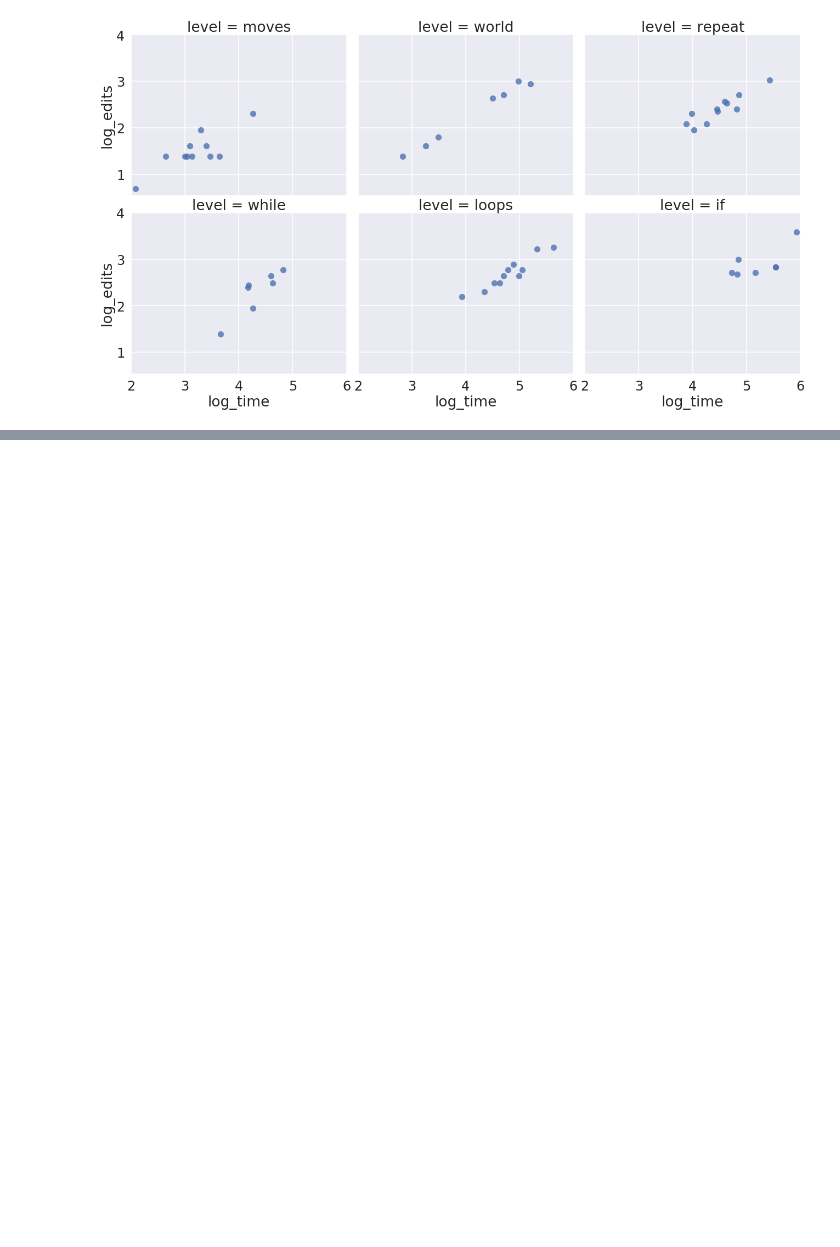
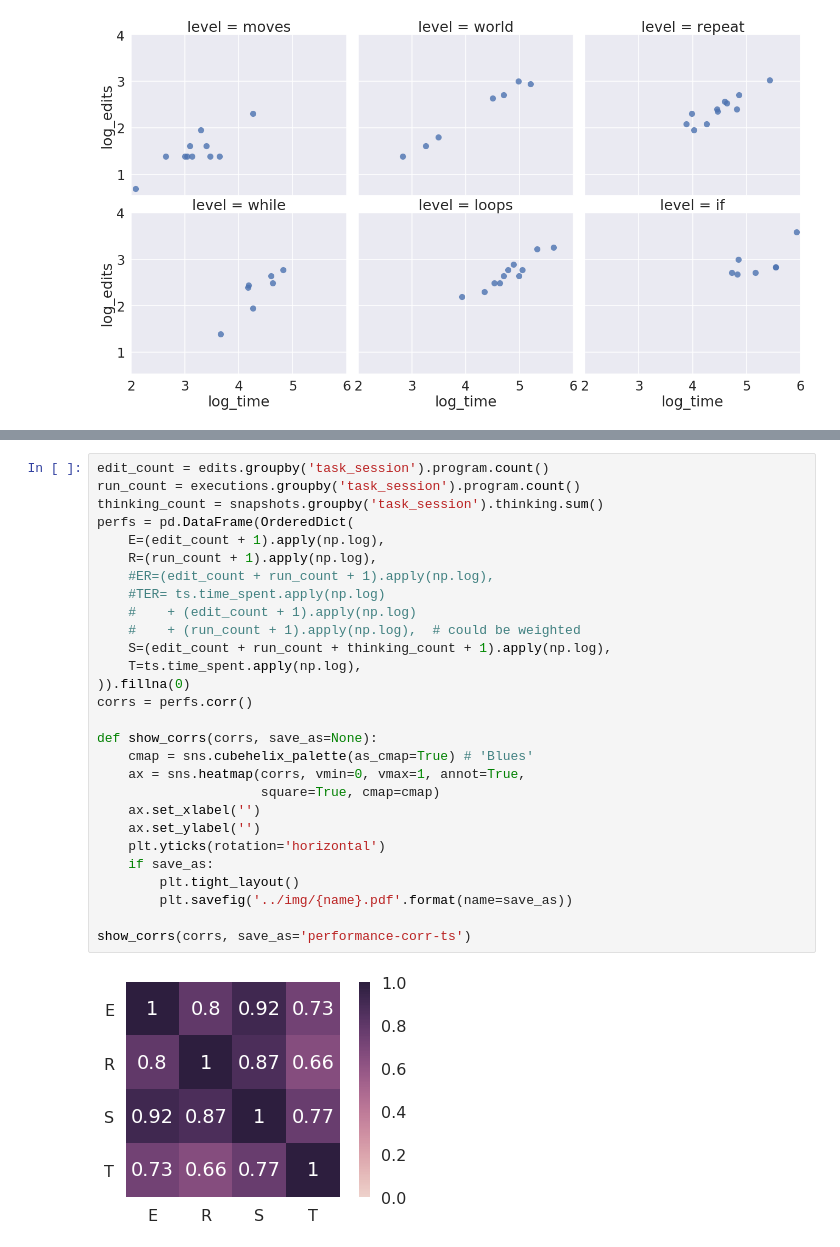
Before and after one commit to effa/flocs-thesis, a Jupyter notebook: analysis/performance-times-vs-clicks.ipynb, the cells around one changed output, grey strips where cells are left out. Cells and saved outputs as stored; diff of their text form; blank space fills up the shorter version.

```diff
--- a/analysis/performance-times-vs-clicks.ipynb
+++ b/analysis/performance-times-vs-clicks.ipynb
@@ -225,0 +222,30 @@ with sns.plotting_context('poster', font_scale=1.5):
+# %%
+edit_count = edits.groupby('task_session').program.count()
+run_count = executions.groupby('task_session').program.count()
+thinking_count = snapshots.groupby('task_session').thinking.sum()
+perfs = pd.DataFrame(OrderedDict(
+    E=(edit_count + 1).apply(np.log),
+    R=(run_count + 1).apply(np.log),
+    #ER=(edit_count + run_count + 1).apply(np.log),
+    #TER= ts.time_spent.apply(np.log)
+    #    + (edit_count + 1).apply(np.log)
+    #    + (run_count + 1).apply(np.log),  # could be weighted
+    S=(edit_count + run_count + thinking_count + 1).apply(np.log),
+    T=ts.time_spent.apply(np.log),
+)).fillna(0)
+corrs = perfs.corr()
+
+def show_corrs(corrs, save_as=None):
+    cmap = sns.cubehelix_palette(as_cmap=True) # 'Blues'
+    ax = sns.heatmap(corrs, vmin=0, vmax=1, annot=True,
+                     square=True, cmap=cmap)
+    ax.set_xlabel('')
+    ax.set_ylabel('')
+    plt.yticks(rotation='horizontal')
+    if save_as:
+        plt.tight_layout()
+        plt.savefig('../img/{name}.pdf'.format(name=save_as))
+
+show_corrs(corrs, save_as='performance-corr-ts')
+# %% [output]
+[figure, added]
```
Also changed, not shown: parts of 13 cells of this notebook, 9 other files.
